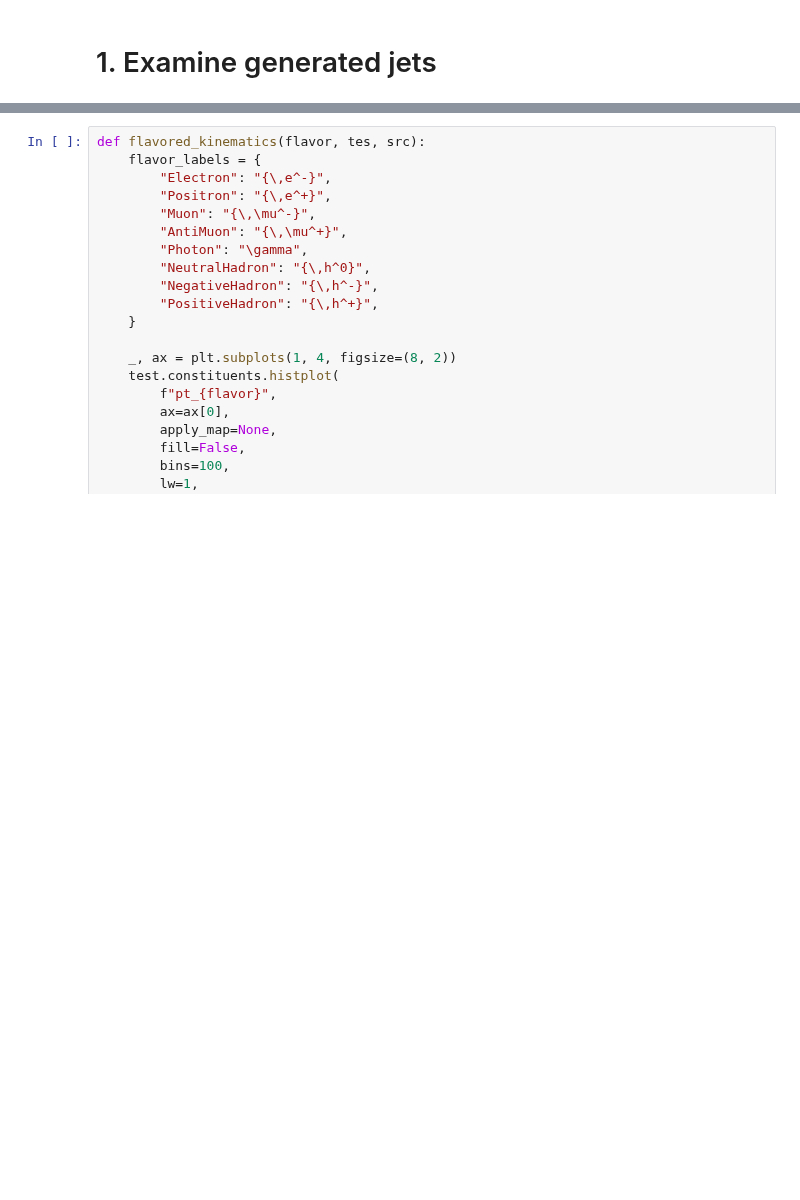
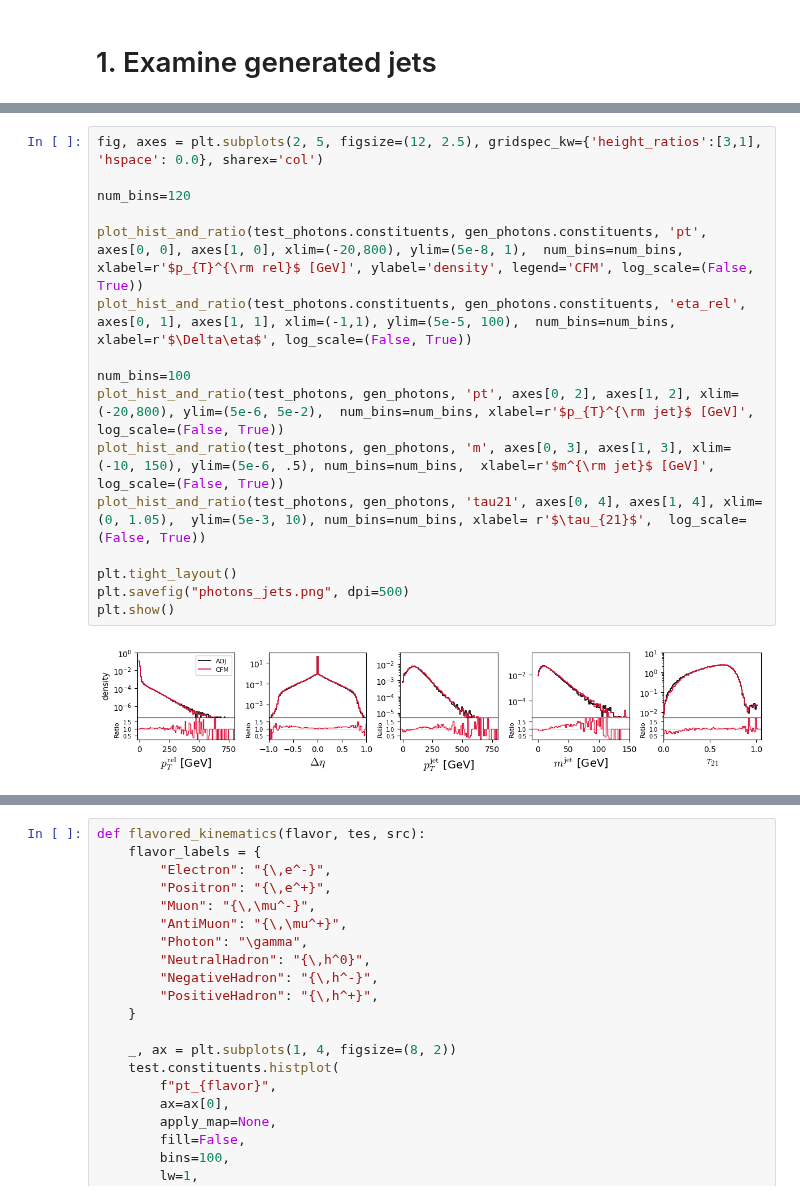
Before and after one commit to dfaroughy/Multimodal-Bridges, a Jupyter notebook: notebooks/data_aoj.ipynb, the cells around one changed output, grey strips where cells are left out. Drawn from its saved outputs; the diff is of its cells as text; blank space fills up the shorter version.

```diff
--- a/notebooks/data_aoj.ipynb
+++ b/notebooks/data_aoj.ipynb
@@ -583,0 +656,18 @@ UserWarning: Tight layout not applied. tight_layout cannot make Axes width small
+# %%
+fig, axes = plt.subplots(2, 5, figsize=(12, 2.5), gridspec_kw={'height_ratios':[3,1], 'hspace': 0.0}, sharex='col')
+
+num_bins=120
+
+plot_hist_and_ratio(test_photons.constituents, gen_photons.constituents, 'pt', axes[0, 0], axes[1, 0], xlim=(-20,800), ylim=(5e-8, 1),  num_bins=num_bins, xlabel=r'$p_{T}^{\rm rel}$ [GeV]', ylabel='density', legend='CFM', log_scale=(False, True))
+plot_hist_and_ratio(test_photons.constituents, gen_photons.constituents, 'eta_rel', axes[0, 1], axes[1, 1], xlim=(-1,1), ylim=(5e-5, 100),  num_bins=num_bins, xlabel=r'$\Delta\eta$', log_scale=(False, True))
+
+num_bins=100
+plot_hist_and_ratio(test_photons, gen_photons, 'pt', axes[0, 2], axes[1, 2], xlim=(-20,800), ylim=(5e-6, 5e-2),  num_bins=num_bins, xlabel=r'$p_{T}^{\rm jet}$ [GeV]', log_scale=(False, True))
+plot_hist_and_ratio(test_photons, gen_photons, 'm', axes[0, 3], axes[1, 3], xlim=(-10, 150), ylim=(5e-6, .5), num_bins=num_bins,  xlabel=r'$m^{\rm jet}$ [GeV]', log_scale=(False, True))
+plot_hist_and_ratio(test_photons, gen_photons, 'tau21', axes[0, 4], axes[1, 4], xlim=(0, 1.05),  ylim=(5e-3, 10), num_bins=num_bins, xlabel= r'$\tau_{21}$',  log_scale=(False, True))
+
+plt.tight_layout()
+plt.savefig("photons_jets.png", dpi=500)
+plt.show()
+# %% [output]
+[figure, added]
```
Also changed, not shown: parts of 13 cells of this notebook, 8 other files.
